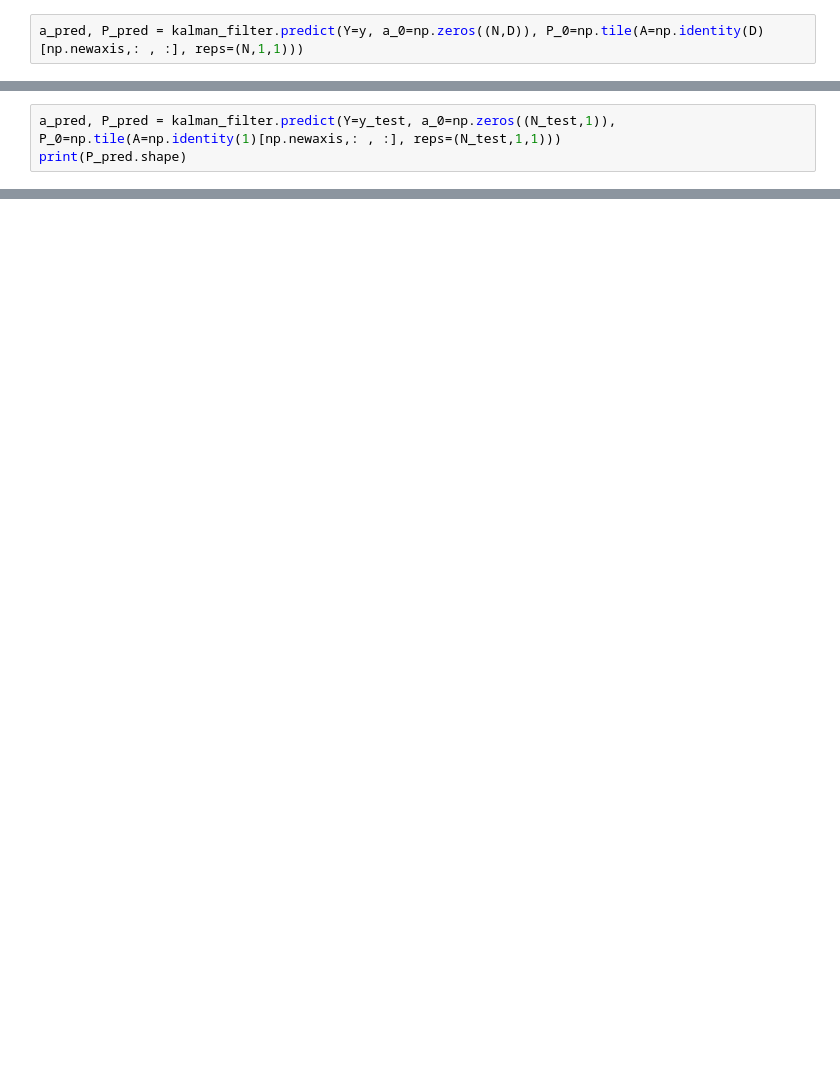
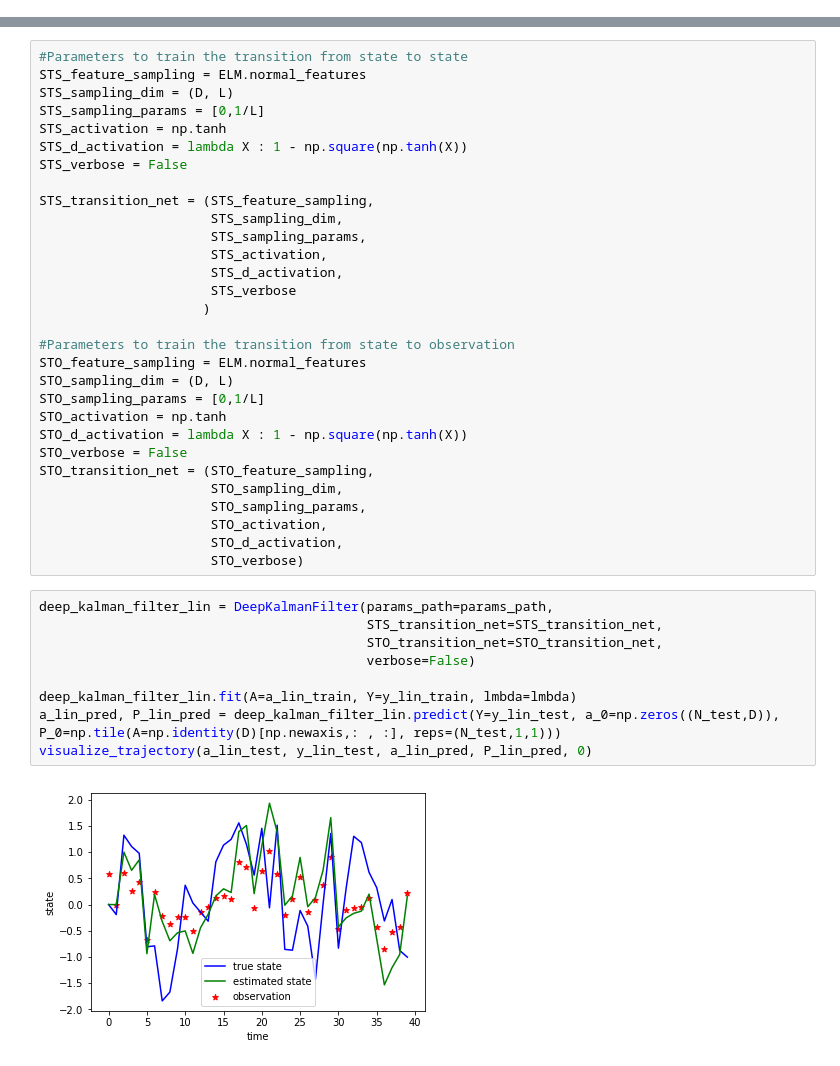
Before and after one commit to gtallec/MER, a Jupyter notebook: kalman_filters/Visualisation.ipynb, the cells around one changed output, grey strips where cells are left out. Cells and saved outputs as stored; diff of their text form; blank space fills up the shorter version.

Commit message:
Working version of deep Kalman Filters

```diff
--- a/kalman_filters/Visualisation.ipynb
+++ b/kalman_filters/Visualisation.ipynb
@@ -106,2 +0,0 @@ R.shape : (1, 1)
-# %%
-a_pred, P_pred = kalman_filter.predict(Y=y, a_0=np.zeros((N,D)), P_0=np.tile(A=np.identity(D)[np.newaxis,: , :], reps=(N,1,1)))
@@ -152,3 +0,0 @@ R.shape : (1, 1)
-# %%
-a_pred, P_pred = kalman_filter.predict(Y=y_test, a_0=np.zeros((N_test,1)), P_0=np.tile(A=np.identity(1)[np.newaxis,: , :], reps=(N_test,1,1)))
-print(P_pred.shape)
@@ -183,0 +212,41 @@ np.random.multivariate_normal(mean=np.zeros((5,)), cov = np.identity(5), size=7)
+# %%
+#Parameters to train the transition from state to state
+STS_feature_sampling = ELM.normal_features
+STS_sampling_dim = (D, L)
+STS_sampling_params = [0,1/L]
+STS_activation = np.tanh
+STS_d_activation = lambda X : 1 - np.square(np.tanh(X))
+STS_verbose = False
+
+STS_transition_net = (STS_feature_sampling,
+                      STS_sampling_dim,
+                      STS_sampling_params,
+                      STS_activation,
+                      STS_d_activation,
+                      STS_verbose
+                     )
+
+#Parameters to train the transition from state to observation
+STO_feature_sampling = ELM.normal_features
+STO_sampling_dim = (D, L)
+STO_sampling_params = [0,1/L]
+STO_activation = np.tanh
+STO_d_activation = lambda X : 1 - np.square(np.tanh(X))
+STO_verbose = False
+STO_transition_net = (STO_feature_sampling,
+                      STO_sampling_dim,
+                      STO_sampling_params,
+                      STO_activation,
+                      STO_d_activation,
+                      STO_verbose)
+# %%
+deep_kalman_filter_lin = DeepKalmanFilter(params_path=params_path,
+                                          STS_transition_net=STS_transition_net,
+                                          STO_transition_net=STO_transition_net,
+                                          verbose=False)
+
+deep_kalman_filter_lin.fit(A=a_lin_train, Y=y_lin_train, lmbda=lmbda)
+a_lin_pred, P_lin_pred = deep_kalman_filter_lin.predict(Y=y_lin_test, a_0=np.zeros((N_test,D)), P_0=np.tile(A=np.identity(D)[np.newaxis,: , :], reps=(N_test,1,1)))
+visualize_trajectory(a_lin_test, y_lin_test, a_lin_pred, P_lin_pred, 0)
+# %% [output]
+[figure, added]
```
Also changed, not shown: parts of 33 cells of this notebook, 6 other files.
